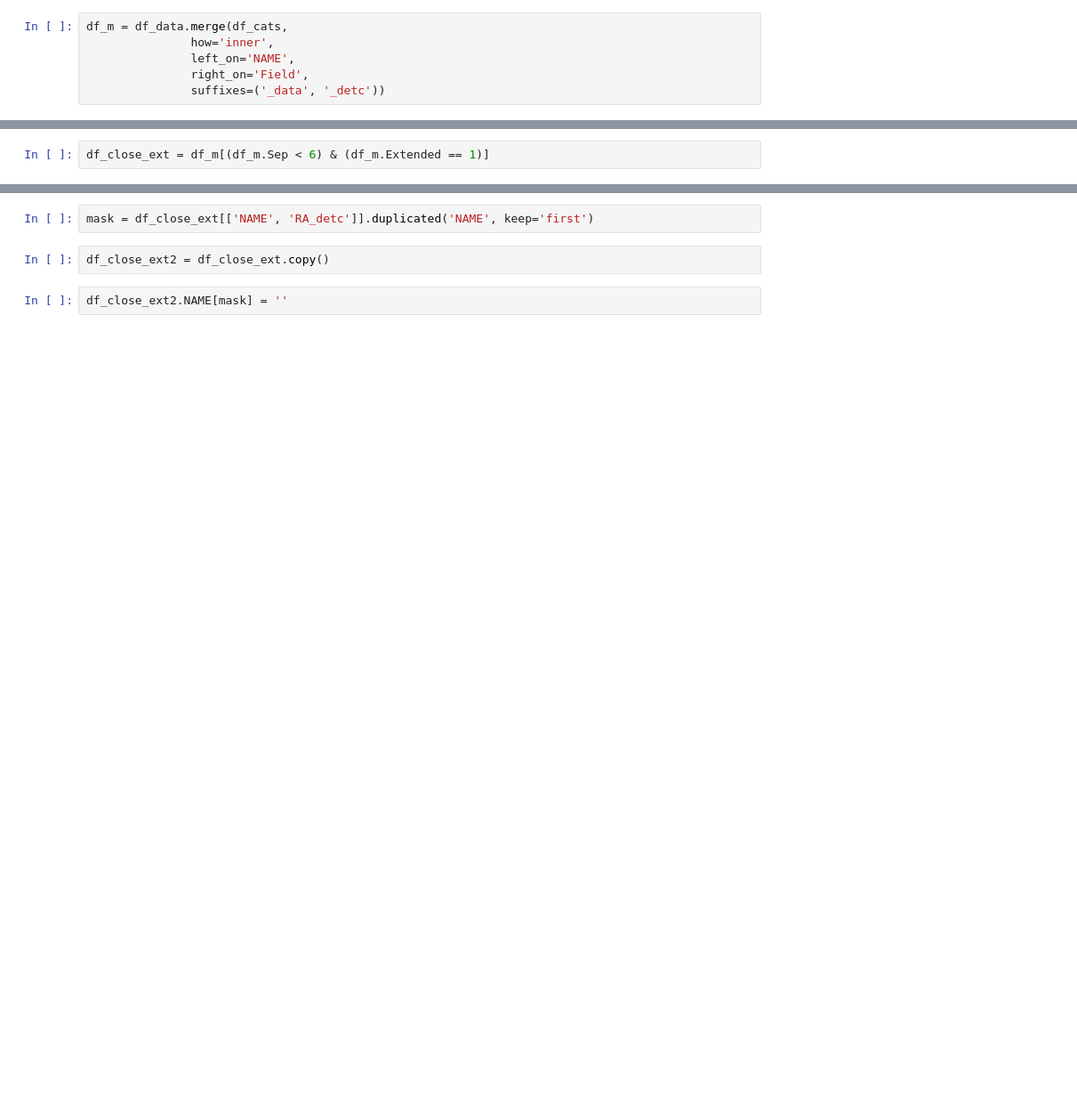
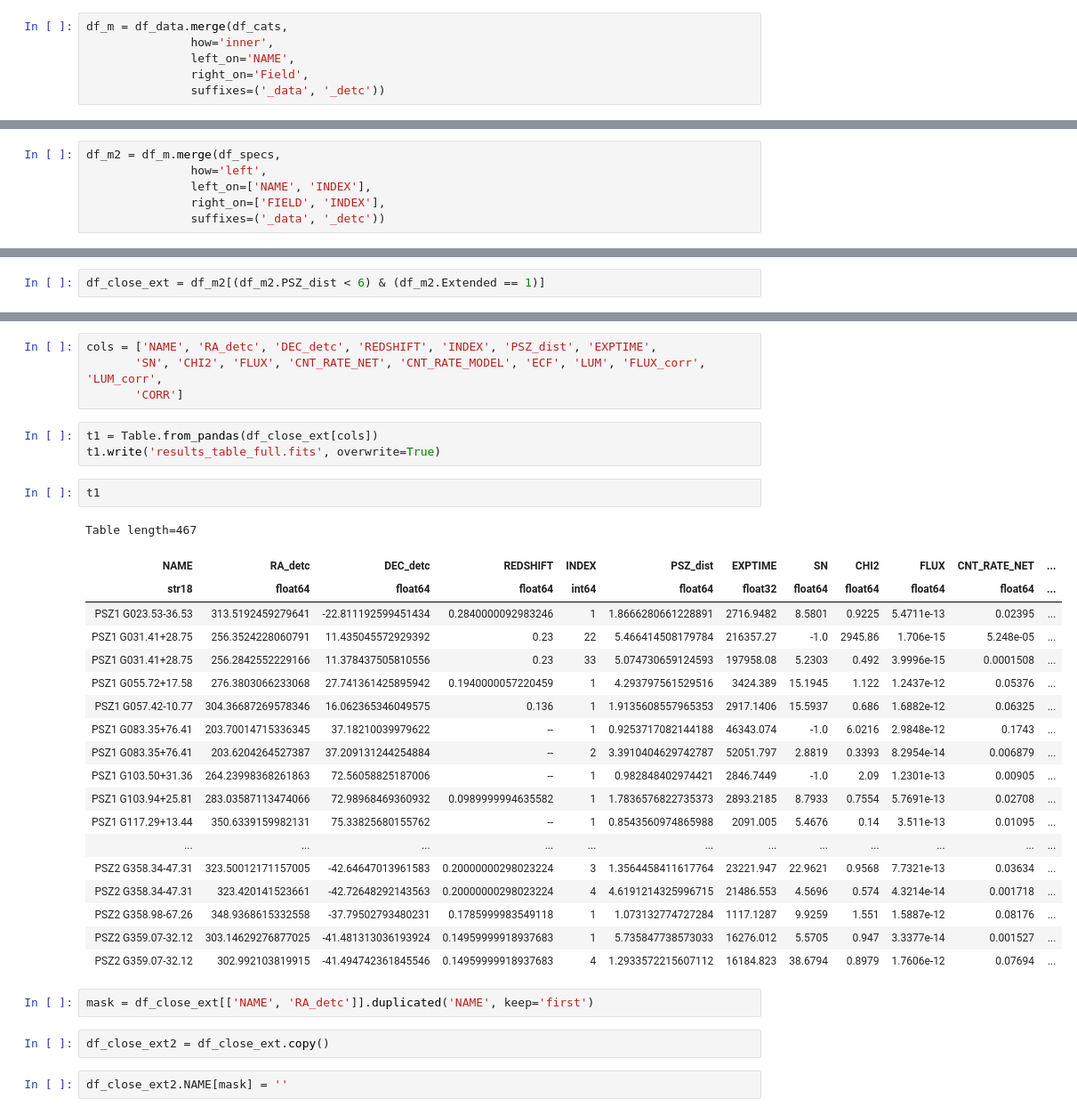
Before and after one commit to boada/swiftXRT, a Jupyter notebook: paper/04. Results Table.ipynb, the cells around one changed output, grey strips where cells are left out. Shown at 89% size. Drawn from its saved outputs; the diff is of its cells as text; blank space fills up the shorter version.

```diff
--- a/paper/04. Results Table.ipynb
+++ b/paper/04. Results Table.ipynb
@@ -174,0 +204,6 @@ df_m['Sep'] = sep
+# %%
+df_m2 = df_m.merge(df_specs,
+               how='left',
+               left_on=['NAME', 'INDEX'],
+               right_on=['FIELD', 'INDEX'],
+               suffixes=('_data', '_detc'))
@@ -175,3 +226,3 @@ df_m['Sep'] = sep
 # %%
-df_close_ext = df_m[(df_m.Sep < 6) & (df_m.Extended == 1)]
+df_close_ext = df_m2[(df_m2.PSZ_dist < 6) & (df_m2.Extended == 1)]
 # %%
@@ -193,3 +277,32 @@ df_close_ext[['NAME', 'RA_detc', 'DEC_detc', 'INDEX', 'Sep', 'EXPTIME']]
+# %%
+cols = ['NAME', 'RA_detc', 'DEC_detc', 'REDSHIFT', 'INDEX', 'PSZ_dist', 'EXPTIME',
+       'SN', 'CHI2', 'FLUX', 'CNT_RATE_NET', 'CNT_RATE_MODEL', 'ECF', 'LUM', 'FLUX_corr', 'LUM_corr',
+       'CORR']
+# %%
+t1 = Table.from_pandas(df_close_ext[cols])
+t1.write('results_table_full.fits', overwrite=True)
+# %%
+t1
+# %% [output]
+Table length=467
+| NAME | RA_detc | DEC_detc | REDSHIFT | INDEX | PSZ_dist | EXPTIME | SN | CHI2 | FLUX | CNT_RATE_NET | ... |
+| str18 | float64 | float64 | float64 | int64 | float64 | float32 | float64 | float64 | float64 | float64 | ... |
+| PSZ1 G023.53-36.53 | 313.5192459279641 | -22.811192599451434 | 0.2840000092983246 | 1 | 1.8666280661228891 | 2716.9482 | 8.5801 | 0.9225 | 5.4711e-13 | 0.02395 | ... |
+| PSZ1 G031.41+28.75 | 256.3524228060791 | 11.435045572929392 | 0.23 | 22 | 5.466414508179784 | 216357.27 | -1.0 | 2945.86 | 1.706e-15 | 5.248e-05 | ... |
+| PSZ1 G031.41+28.75 | 256.2842552229166 | 11.378437505810556 | 0.23 | 33 | 5.074730659124593 | 197958.08 | 5.2303 | 0.492 | 3.9996e-15 | 0.0001508 | ... |
+| PSZ1 G055.72+17.58 | 276.3803066233068 | 27.741361425895942 | 0.1940000057220459 | 1 | 4.293797561529516 | 3424.389 | 15.1945 | 1.122 | 1.2437e-12 | 0.05376 | ... |
+| PSZ1 G057.42-10.77 | 304.36687269578346 | 16.062365346049575 | 0.136 | 1 | 1.9135608557965353 | 2917.1406 | 15.5937 | 0.686 | 1.6882e-12 | 0.06325 | ... |
+| PSZ1 G083.35+76.41 | 203.70014715336345 | 37.18210039979622 | -- | 1 | 0.9253717082144188 | 46343.074 | -1.0 | 6.0216 | 2.9848e-12 | 0.1743 | ... |
+| PSZ1 G083.35+76.41 | 203.6204264527387 | 37.209131244254884 | -- | 2 | 3.3910404629742787 | 52051.797 | 2.8819 | 0.3393 | 8.2954e-14 | 0.006879 | ... |
+| PSZ1 G103.50+31.36 | 264.23998368261863 | 72.56058825187006 | -- | 1 | 0.982848402974421 | 2846.7449 | -1.0 | 2.09 | 1.2301e-13 | 0.00905 | ... |
+| PSZ1 G103.94+25.81 | 283.03587113474066 | 72.98968469360932 | 0.0989999994635582 | 1 | 1.7836576822735373 | 2893.2185 | 8.7933 | 0.7554 | 5.7691e-13 | 0.02708 | ... |
+| PSZ1 G117.29+13.44 | 350.6339159982131 | 75.33825680155762 | -- | 1 | 0.8543560974865988 | 2091.005 | 5.4676 | 0.14 | 3.511e-13 | 0.01095 | ... |
+| ... | ... | ... | ... | ... | ... | ... | ... | ... | ... | ... | ... |
+| PSZ2 G358.34-47.31 | 323.50012171157005 | -42.64647013961583 | 0.20000000298023224 | 3 | 1.3564458411617764 | 23221.947 | 22.9621 | 0.9568 | 7.7321e-13 | 0.03634 | ... |
+| PSZ2 G358.34-47.31 | 323.420141523661 | -42.72648292143563 | 0.20000000298023224 | 4 | 4.6191214325996715 | 21486.553 | 4.5696 | 0.574 | 4.3214e-14 | 0.001718 | ... |
+| PSZ2 G358.98-67.26 | 348.9368615332558 | -37.79502793480231 | 0.1785999983549118 | 1 | 1.073132774727284 | 1117.1287 | 9.9259 | 1.551 | 1.5887e-12 | 0.08176 | ... |
+| PSZ2 G359.07-32.12 | 303.14629276877025 | -41.481313036193924 | 0.14959999918937683 | 1 | 5.735847738573033 | 16276.012 | 5.5705 | 0.947 | 3.3377e-14 | 0.001527 | ... |
+| PSZ2 G359.07-32.12 | 302.992103819915 | -41.494742361845546 | 0.14959999918937683 | 4 | 1.2933572215607112 | 16184.823 | 38.6794 | 0.8979 | 1.7606e-12 | 0.07694 | ... |
 # %%
 mask = df_close_ext[['NAME', 'RA_detc']].duplicated('NAME', keep='first')
 # %%
```
Also changed, not shown: parts of 28 cells of this notebook.
